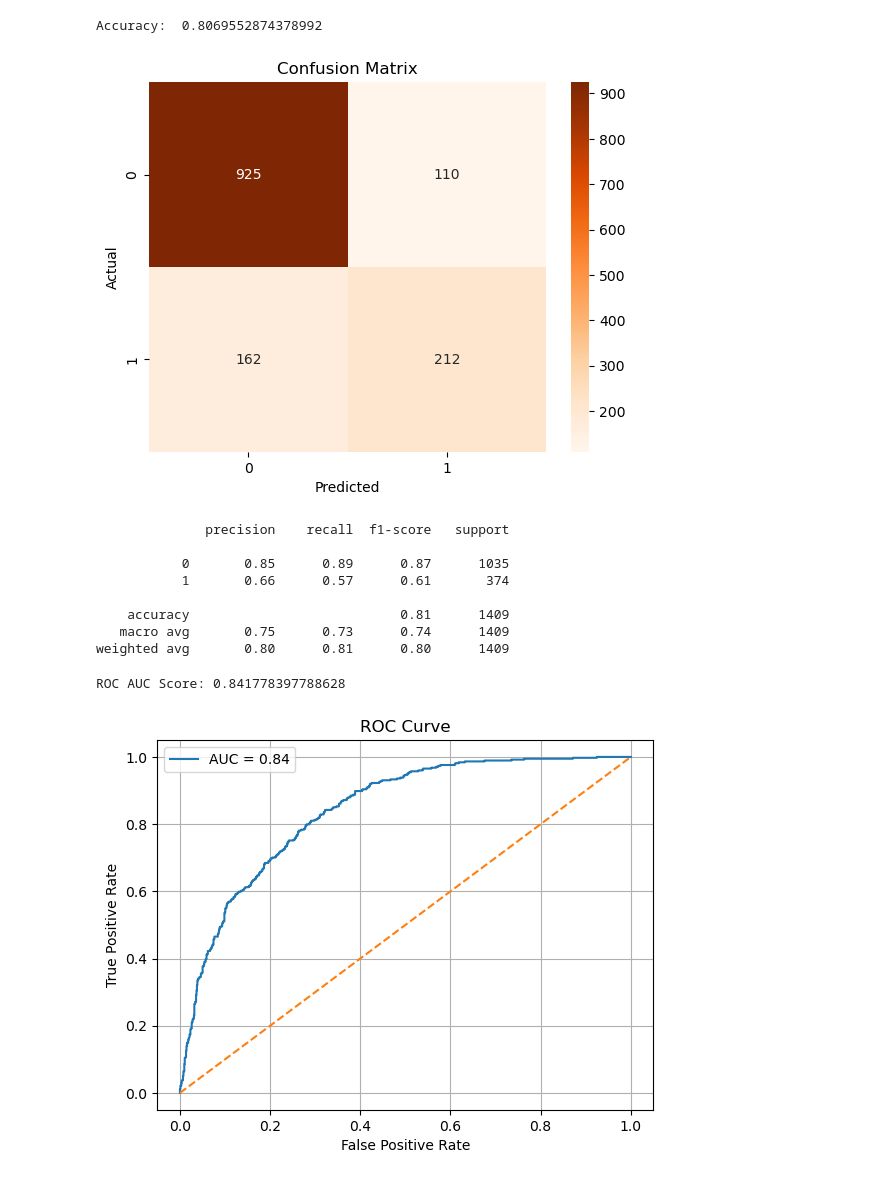
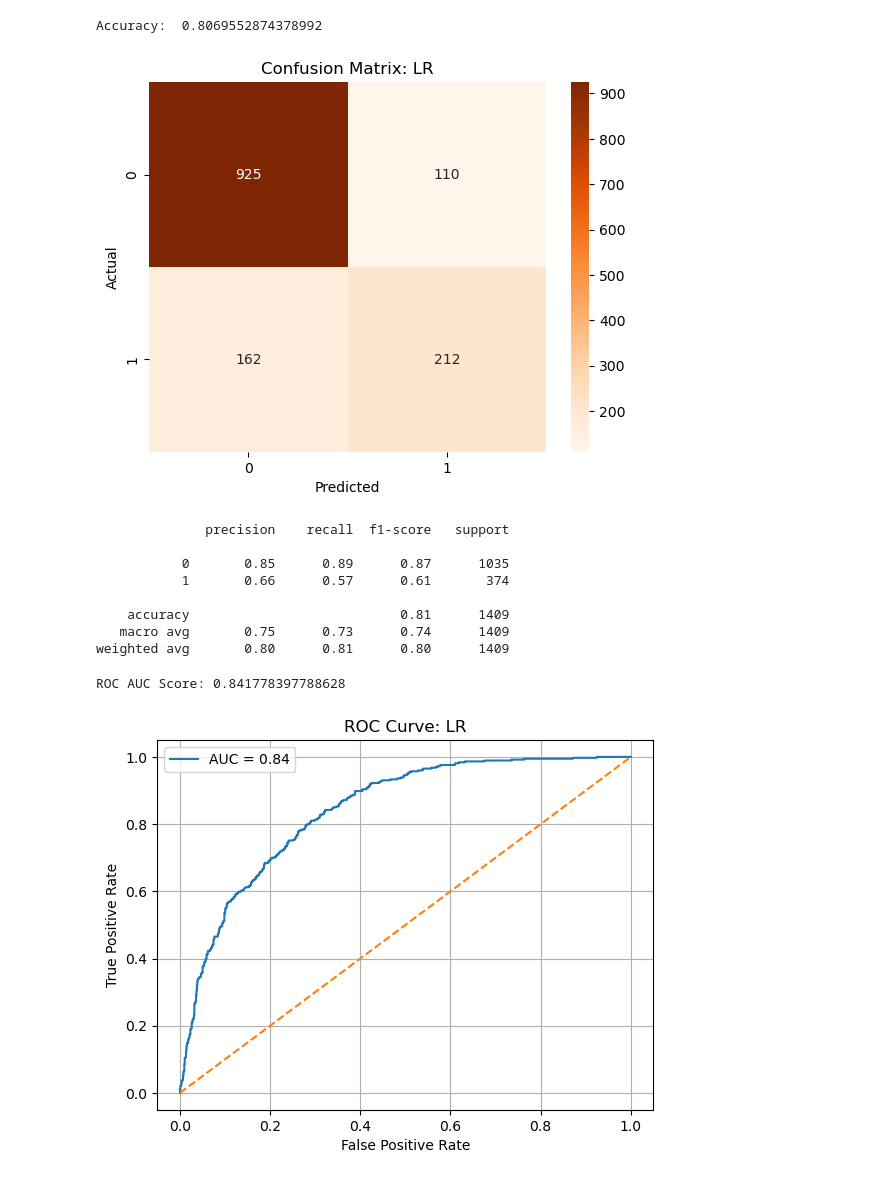
Before and after one commit to KennyKenzi/Churn_Prediction, a Jupyter notebook: notebooks/data_exploration.ipynb, the cells around one changed output. Drawn from its saved outputs; the diff is of its cells as text; code cells hidden in the pictures.

```diff
--- a/notebooks/data_exploration.ipynb
+++ b/notebooks/data_exploration.ipynb
@@ -270,16 +231,16 @@ X_test_scaled = scaler.transform(X_test)
 from sklearn.linear_model import LogisticRegression
 
 #using logistic regression model
-model = LogisticRegression()
-model.fit(X_train_scaled, y_train)
+lr_model = LogisticRegression()
+lr_model.fit(X_train_scaled, y_train)
 # %% [output]
 LogisticRegression()
 # %%
 #Test prediction
-y_pred = model.predict(X_test_scaled)
+y_pred = lr_model.predict(X_test_scaled)
 
 #confidence and probabilty
-y_proba = model.predict_proba(X_test_scaled)[:, 1]
+y_proba = lr_model.predict_proba(X_test_scaled)[:, 1]
 # %%
 from sklearn.metrics import accuracy_score
 
@@ -291,16 +252,16 @@ Accuracy:  0.8069552874378992
 # %%
 from sklearn.metrics import confusion_matrix
 
 #METRICS: Confusion Matrix
 cm = confusion_matrix(y_test, y_pred)
 
 sns.heatmap(cm, annot=True, fmt='d', cmap='Oranges')
 plt.xlabel("Predicted")
 plt.ylabel("Actual")
-plt.title("Confusion Matrix")
+plt.title("Confusion Matrix: LR")
 plt.show()
 # %% [output]
-[figure, old version]
+[figure, new version]
 # %%
 from sklearn.metrics import classification_report
 
@@ -328,10 +289,10 @@ plt.plot(fpr, tpr, label=f"AUC = {auc:.2f}")
 plt.plot([0, 1], [0, 1], linestyle='--')
 plt.xlabel("False Positive Rate")
 plt.ylabel("True Positive Rate")
-plt.title("ROC Curve")
+plt.title("ROC Curve: LR")
 plt.legend()
 plt.grid(True)
 plt.show()
 # %% [output]
 ROC AUC Score: 0.841778397788628
-[figure, old version]
+[figure, new version]
```
Also changed, not shown: parts of 31 cells of this notebook, 1 other file.
